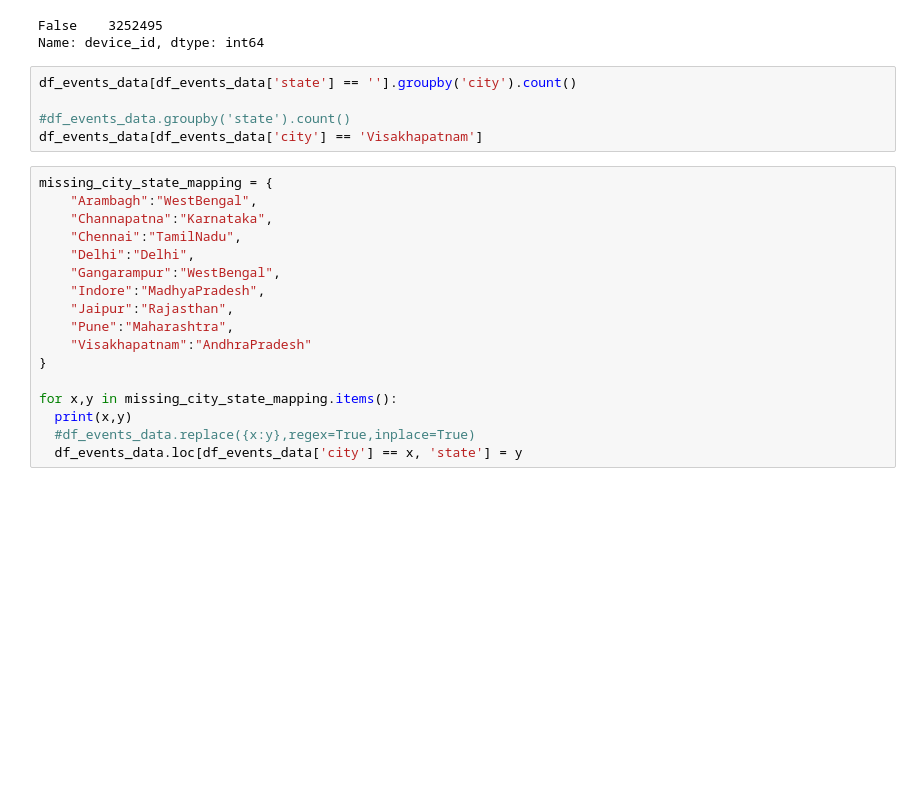
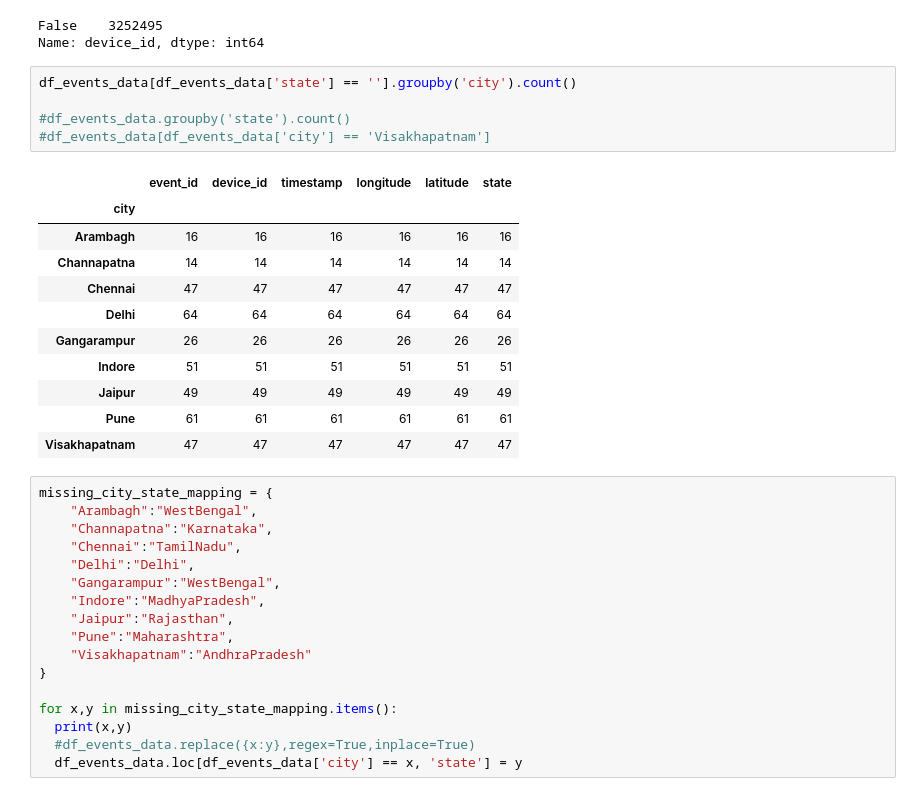
Before and after one commit to bhagi8289/Insaid, a Jupyter notebook: capstone.ipynb, the cells around one changed output. Drawn from its saved outputs; the diff is of its cells as text; blank space fills up the shorter version.

```diff
--- a/capstone.ipynb
+++ b/capstone.ipynb
@@ -488,8 +485,20 @@ Name: device_id, dtype: int64
 # %%
 df_events_data[df_events_data['state'] == ''].groupby('city').count()
 
 #df_events_data.groupby('state').count()
-df_events_data[df_events_data['city'] == 'Visakhapatnam']
+#df_events_data[df_events_data['city'] == 'Visakhapatnam']
+# %% [output]
+|  | event_id | device_id | timestamp | longitude | latitude | state |
+| city |  |  |  |  |  |  |
+| Arambagh | 16 | 16 | 16 | 16 | 16 | 16 |
+| Channapatna | 14 | 14 | 14 | 14 | 14 | 14 |
+| Chennai | 47 | 47 | 47 | 47 | 47 | 47 |
+| Delhi | 64 | 64 | 64 | 64 | 64 | 64 |
+| Gangarampur | 26 | 26 | 26 | 26 | 26 | 26 |
+| Indore | 51 | 51 | 51 | 51 | 51 | 51 |
+| Jaipur | 49 | 49 | 49 | 49 | 49 | 49 |
+| Pune | 61 | 61 | 61 | 61 | 61 | 61 |
+| Visakhapatnam | 47 | 47 | 47 | 47 | 47 | 47 |
 # %%
 missing_city_state_mapping = {
     "Arambagh":"WestBengal",
```
Also changed, not shown: parts of 12 cells of this notebook.
